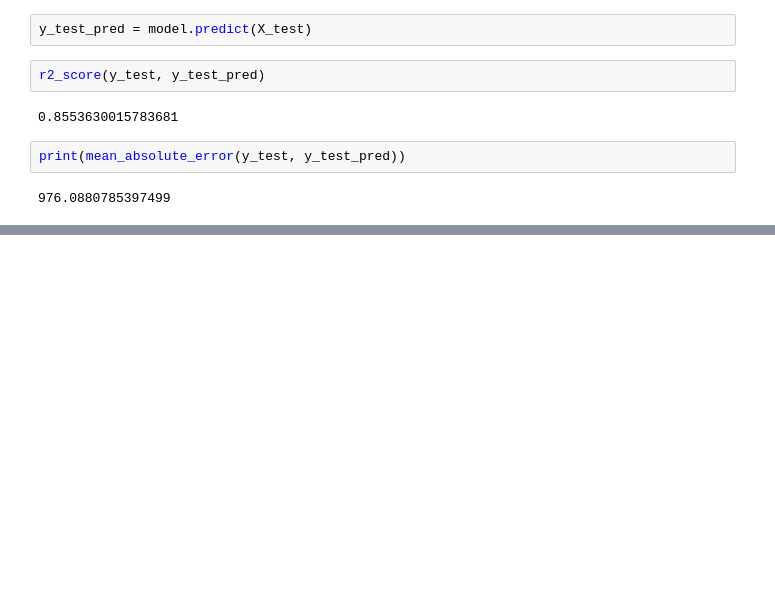
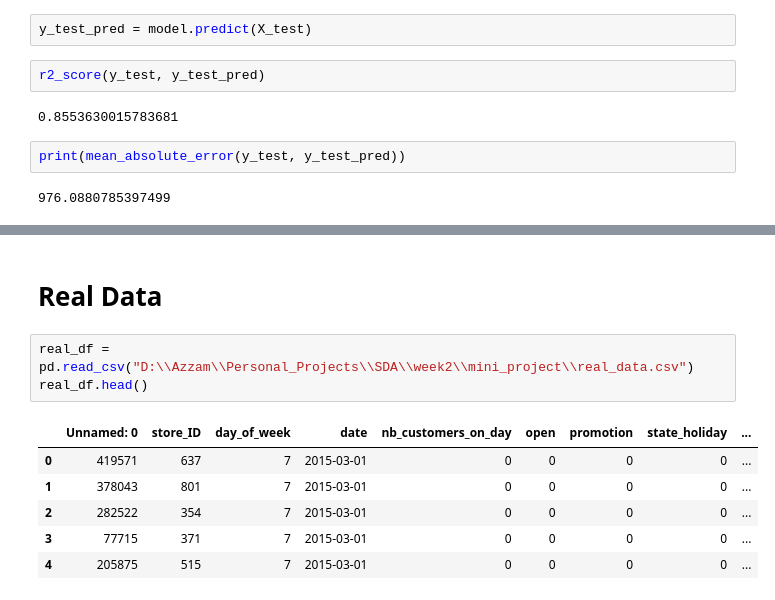
Before and after one commit to Azzam-Saud/mini_project_sales_prediction, a Jupyter notebook: Test1.ipynb, the cells around one changed output, grey strips where cells are left out. Saved outputs shown, nothing was run; the diff lists cells and outputs as text; blank space fills up the shorter version.

```diff
--- a/Test1.ipynb
+++ b/Test1.ipynb
@@ -233,0 +277,12 @@ print(mean_absolute_error(y_test, y_test_pred))
+# %% [markdown]
+# Real Data
+# %%
+real_df = pd.read_csv("D:\\Azzam\\Personal_Projects\\SDA\\week2\\mini_project\\real_data.csv")
+real_df.head()
+# %% [output]
+|  | Unnamed: 0 | store_ID | day_of_week | date | nb_customers_on_day | open | promotion | state_holiday | ... |
+| 0 | 419571 | 637 | 7 | 2015-03-01 | 0 | 0 | 0 | 0 | ... |
+| 1 | 378043 | 801 | 7 | 2015-03-01 | 0 | 0 | 0 | 0 | ... |
+| 2 | 282522 | 354 | 7 | 2015-03-01 | 0 | 0 | 0 | 0 | ... |
+| 3 | 77715 | 371 | 7 | 2015-03-01 | 0 | 0 | 0 | 0 | ... |
+| 4 | 205875 | 515 | 7 | 2015-03-01 | 0 | 0 | 0 | 0 | ... |
```
Also changed, not shown: parts of 27 cells of this notebook.
